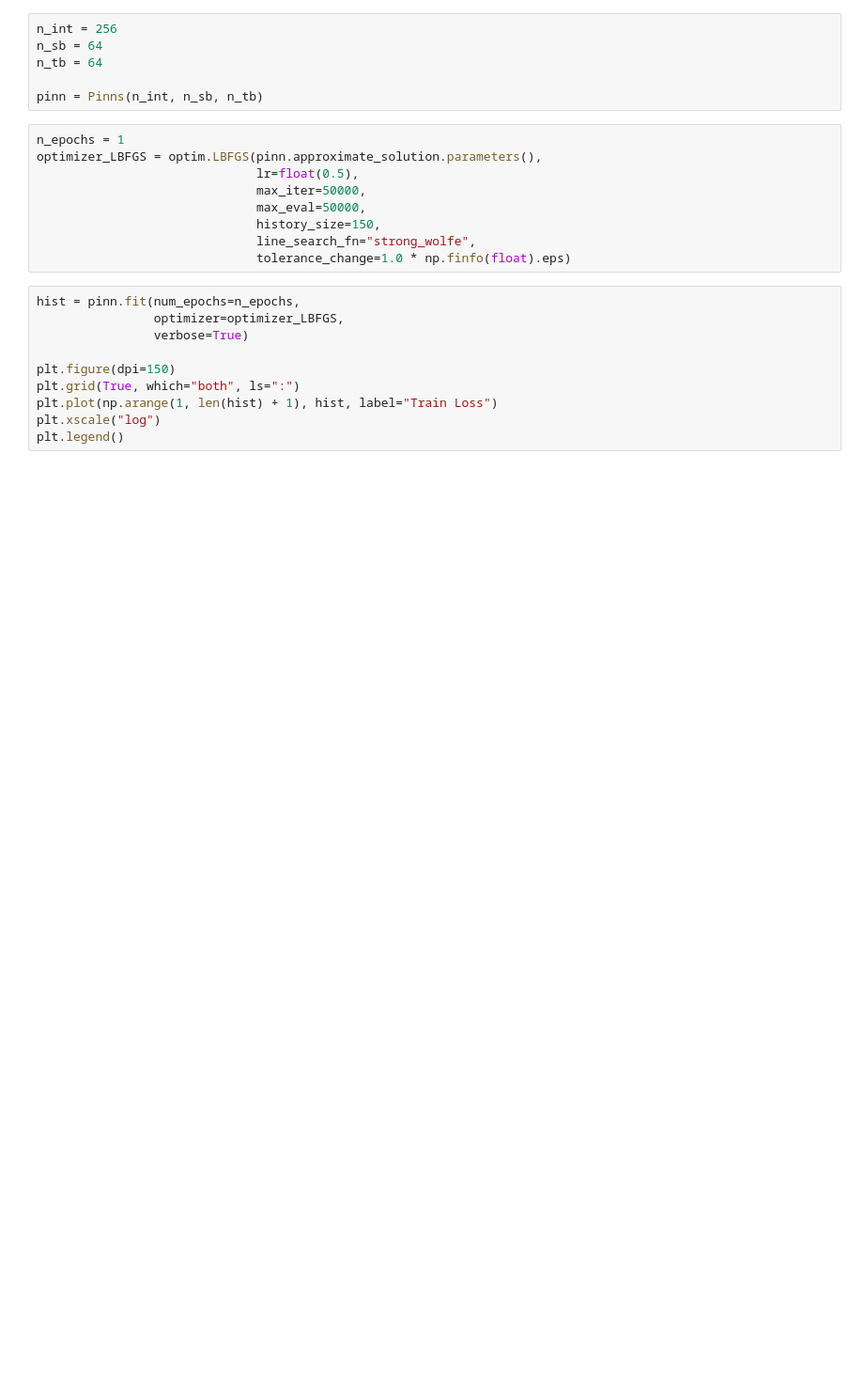
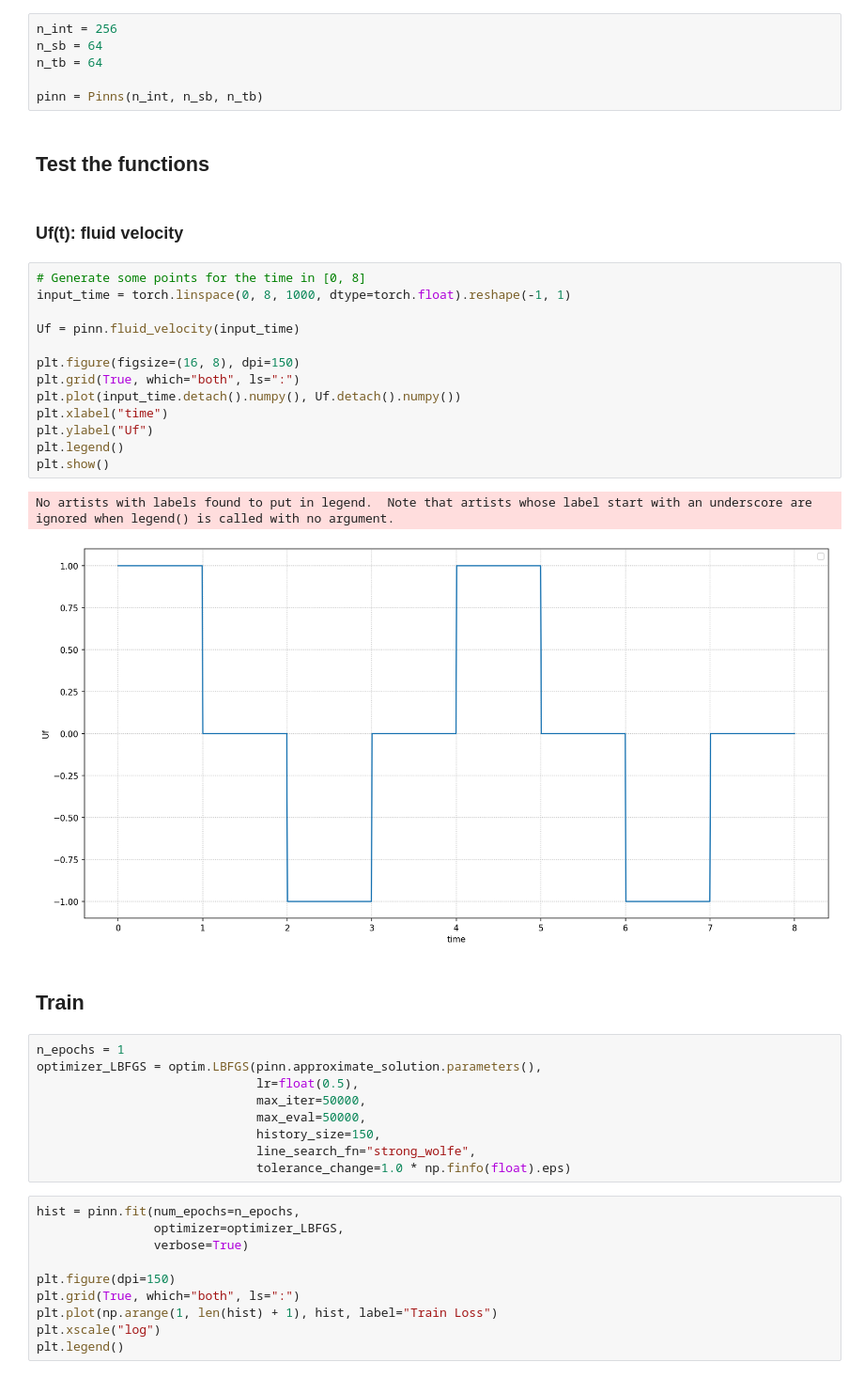
Before and after one commit to guglielmopacifico/DeepLearning, a Jupyter notebook: Task_2/task2.ipynb, the cells around one changed output. Shown at 94% size. Saved outputs shown, nothing was run; the diff lists cells and outputs as text; blank space fills up the shorter version.

Commit message:
Fix problem with the class, Uf(t) is now correct, but training still crashes

```diff
--- a/Task_2/task2.ipynb
+++ b/Task_2/task2.ipynb
@@ -489,6 +558,28 @@ n_sb = 64
 n_tb = 64
 
 pinn = Pinns(n_int, n_sb, n_tb)
+# %% [markdown]
+## Test the functions
+# %% [markdown]
+### Uf(t): fluid velocity
+# %%
+# Generate some points for the time in [0, 8]
+input_time = torch.linspace(0, 8, 1000, dtype=torch.float).reshape(-1, 1)
+
+Uf = pinn.fluid_velocity(input_time)
+
+plt.figure(figsize=(16, 8), dpi=150)
+plt.grid(True, which="both", ls=":")
+plt.plot(input_time.detach().numpy(), Uf.detach().numpy())
+plt.xlabel("time")
+plt.ylabel("Uf")
+plt.legend()
+plt.show()
+# %% [output]
+No artists with labels found to put in legend.  Note that artists whose label start with an underscore are ignored when legend() is called with no argument.
+[figure, added]
+# %% [markdown]
+## Train
 # %%
 n_epochs = 1
 optimizer_LBFGS = optim.LBFGS(pinn.approximate_solution.parameters(),
```
Also changed, not shown: parts of 5 cells of this notebook.
